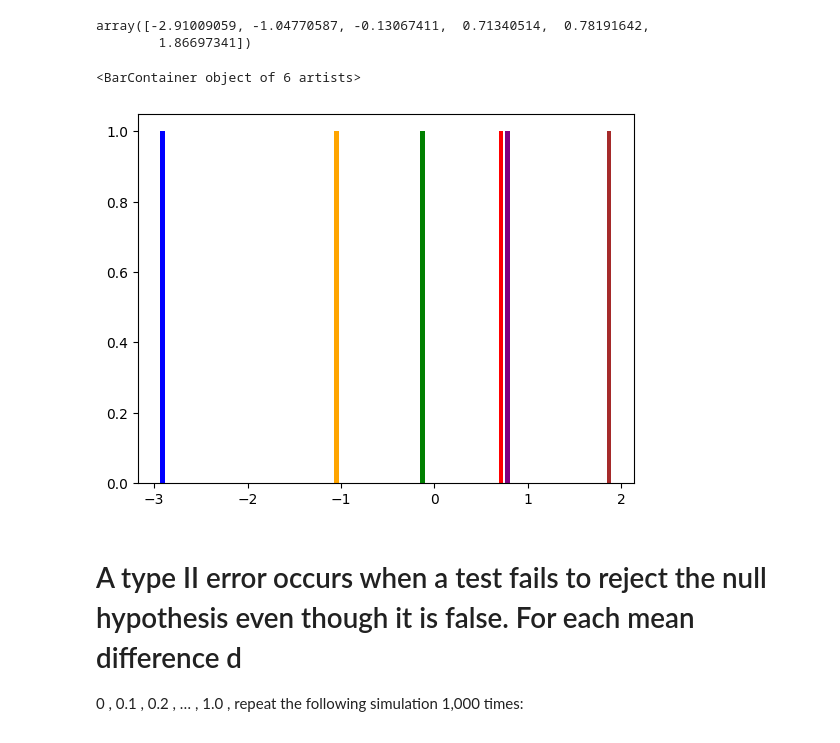
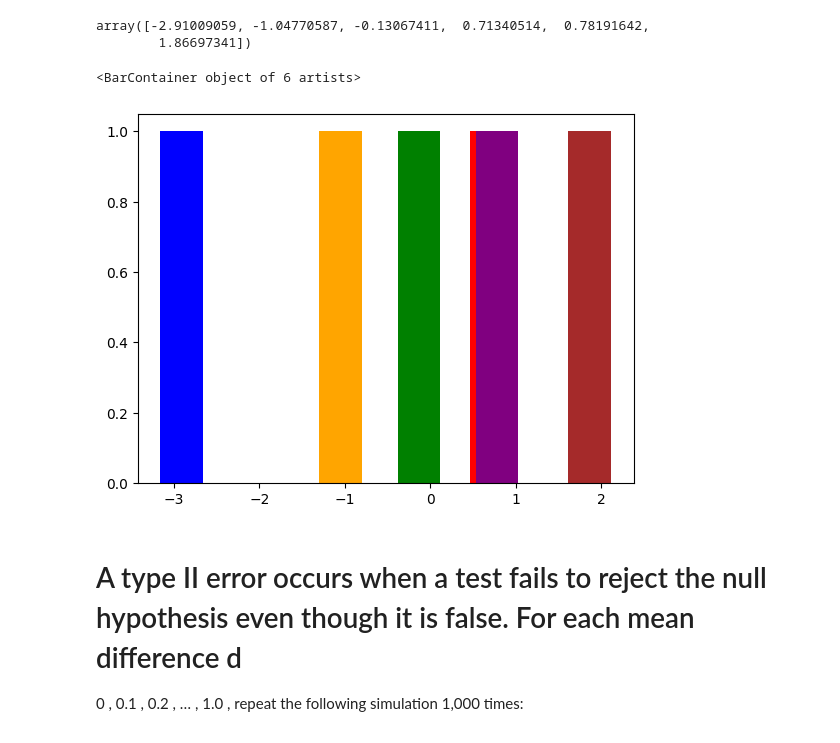
Before and after one commit to GraceMarySmyth/applied-statistics-assessment, a Jupyter notebook: problems.ipynb, the cells around one changed output. Cells and saved outputs as stored; diff of their text form; code cells hidden in the pictures.

Commit message:
changed the width of the bar chart for readability

```diff
--- a/problems.ipynb
+++ b/problems.ipynb
@@ -737,15 +737,15 @@ array([-2.91009059, -1.04770587, -0.13067411,  0.71340514,  0.78191642,
 # %%
 # create a blank plot
 fig, ax = plt.subplots()
 
 # Count unique values and their counts
 uniques, counts = np.unique(data, return_counts=True)
 
 # Create a bar chart with colours.
-ax.bar(uniques, counts, width=0.05, color=['blue', 'orange', 'green', 'red', 'purple', 'brown'])
+ax.bar(uniques, counts, width=0.5, color=['blue', 'orange', 'green', 'red', 'purple', 'brown'])
 # %% [output]
 <BarContainer object of 6 artists>
-[figure, old version]
+[figure, new version]
 # %% [markdown]
 A type II error occurs when a test fails to reject the null hypothesis even though it is false. For each mean difference
 d
```
